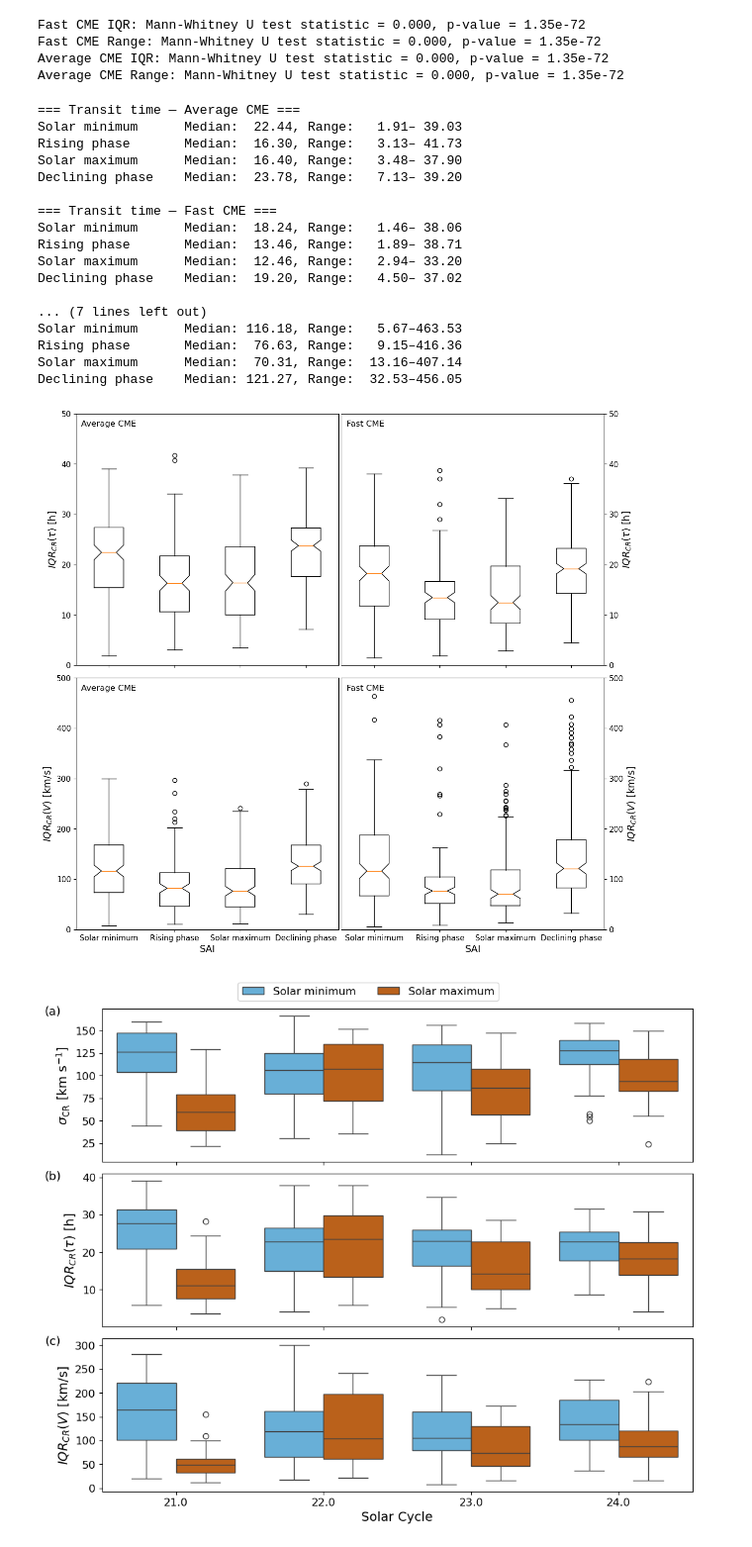
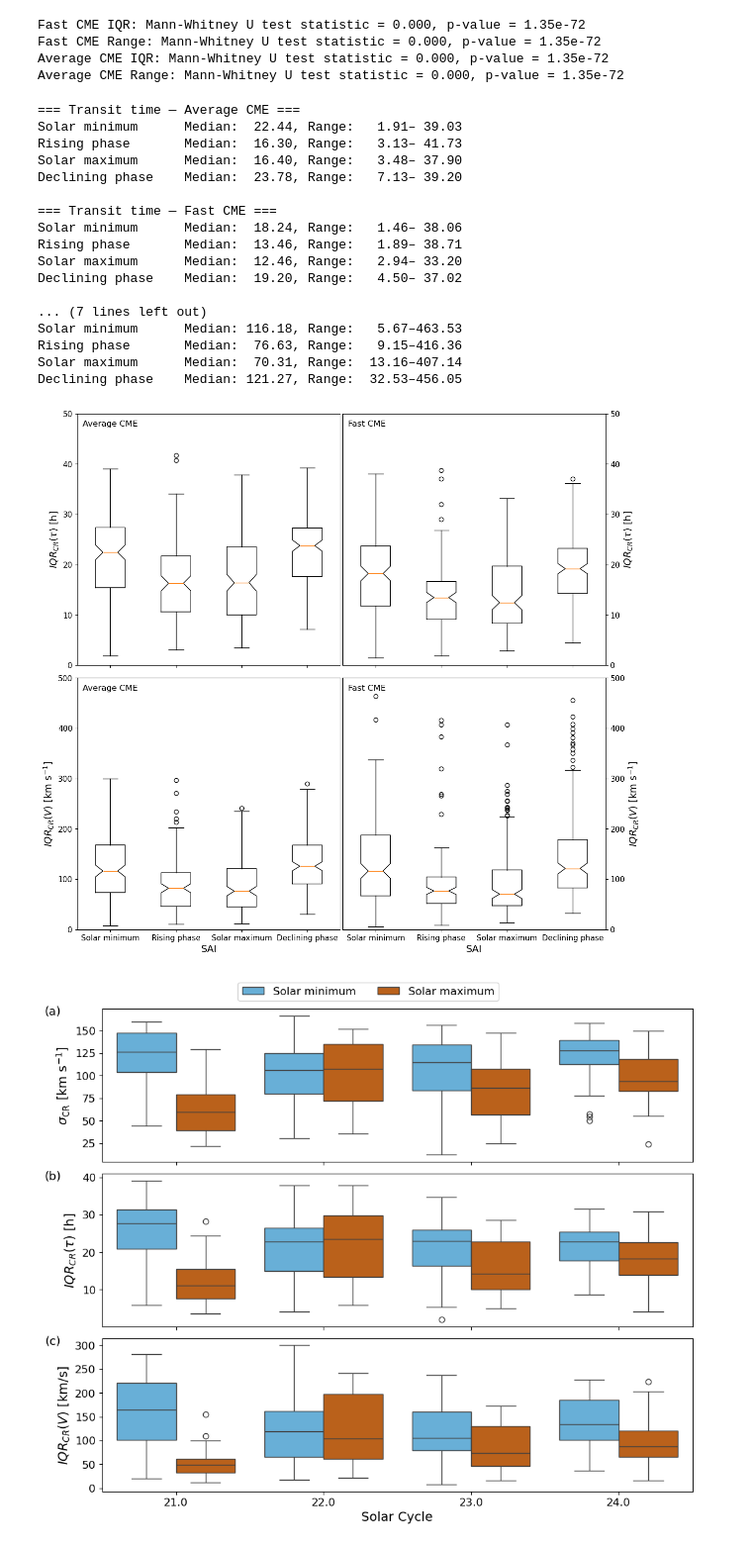
Before and after one commit to dechenlhamogyeltshen/CME_transit_variability, a Jupyter notebook: code/analysis.ipynb, the cells around one changed output. Shown at 99% size. Cells and saved outputs as stored; diff of their text form; code cells hidden in the pictures.

```diff
--- a/code/analysis.ipynb
+++ b/code/analysis.ipynb
@@ -1677,7 +1677,7 @@ def boxplot_sai_transit_and_speed_iqr():
     # Row 0 = Transit time, Row 1 = Speed
     for row, (dataset_pair, ylabel, title_prefix) in enumerate([
         ([(cme_avg_t, 'Average CME'), (cme_fst_t, 'Fast CME')], r'$IQR_{CR}(\tau)$ [h]', 'Transit time'),
-        ([(cme_avg_v, 'Average CME'), (cme_fst_v, 'Fast CME')], r'$IQR_{CR}(V)$ [km/s]', 'Speed')
+        ([(cme_avg_v, 'Average CME'), (cme_fst_v, 'Fast CME')], r'$IQR_{CR}(V)$ [km s$^{-1}$]', 'Speed')
     ]):
         # Col 1: Avg CME, Col 2: Fast CME
         for col, (cme, cme_label) in enumerate(dataset_pair):
@@ -1737,34 +1737,34 @@ def boxplot_sai_transit_and_speed_iqr():
                     print(f"{lbl:<18s} Median: {med:6.2f}, Range: {rng[0]:6.2f}–{rng[1]:6.2f}")
                 else:
                     print(f"{lbl:<18s} (no data)")
 
     # Tighten the vertical spacing between rows
     fig.subplots_adjust(left=0.07, bottom=0.1, right=0.95, top=0.96, wspace=0.01, hspace=0.05)
     fig_name = "/Users/dven/repos/CME_transit_variability/figures/transit_speed_boxplot.pdf"
     fig.savefig(fig_name, dpi=300, bbox_inches='tight')
 
     return
 
 boxplot_sai_transit_and_speed_iqr()
 # %% [output]
 === Transit time — Average CME ===
 Solar minimum      Median:  22.44, Range:   1.91– 39.03
 Rising phase       Median:  16.30, Range:   3.13– 41.73
 Solar maximum      Median:  16.40, Range:   3.48– 37.90
 Declining phase    Median:  23.78, Range:   7.13– 39.20
 
 === Transit time — Fast CME ===
 Solar minimum      Median:  18.24, Range:   1.46– 38.06
 Rising phase       Median:  13.46, Range:   1.89– 38.71
 Solar maximum      Median:  12.46, Range:   2.94– 33.20
 Declining phase    Median:  19.20, Range:   4.50– 37.02
 
 ... (7 lines left out)
 Solar minimum      Median: 116.18, Range:   5.67–463.53
 Rising phase       Median:  76.63, Range:   9.15–416.36
 Solar maximum      Median:  70.31, Range:  13.16–407.14
 Declining phase    Median: 121.27, Range:  32.53–456.05
-[figure, old version]
+[figure, new version]
 # %%
 # Helper function to assign solar cycles and phases based on SAI
 def assign_cycles_and_phases(df):
```
Also changed, not shown: parts of 4 cells of this notebook, 4 other files.
